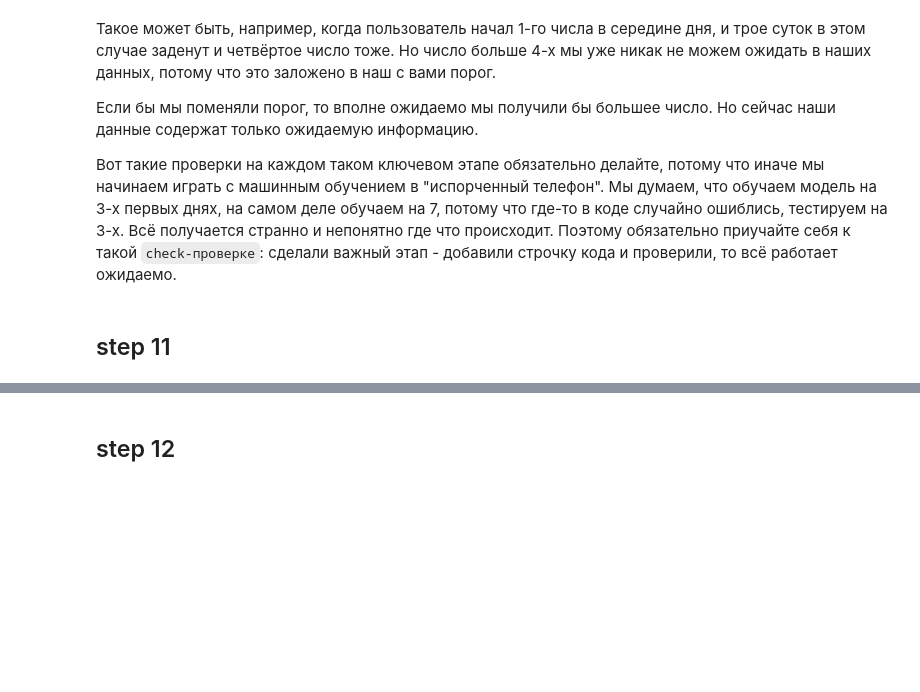
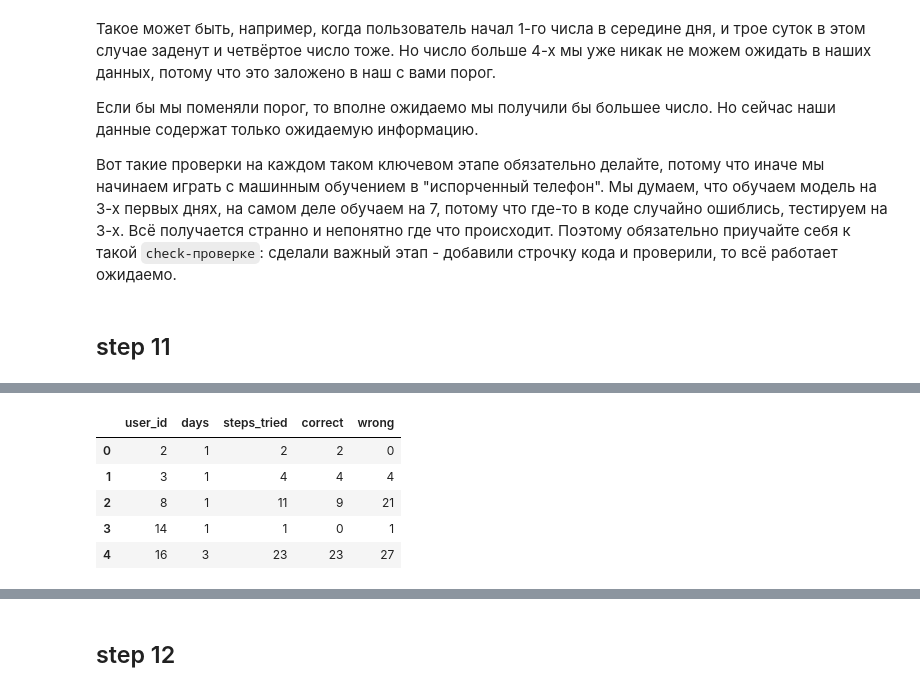
Before and after one commit to dgokondra/stepik_pandas_notebooks.github.io, a Jupyter notebook: 2.9.ipynb, the cells around one changed output, grey strips where cells are left out. Cells and saved outputs as stored; diff of their text form; code cells hidden in the pictures; blank space fills up the shorter version.

```diff
--- a/2.9.ipynb
+++ b/2.9.ipynb
@@ -401,0 +415,5 @@ events_data_train.groupby('user_id').day.nunique().max()
+# %%
+X = submissions_data_train.groupby('user_id').day.nunique(). \
+    to_frame().reset_index().rename(columns=({
+        'day': 'days'
+}))
@@ -401,0 +493,9 @@ events_data_train.groupby('user_id').day.nunique().max()
+# %%
+X.head()
+# %% [output]
+|  | user_id | days | steps_tried | correct | wrong |
+| 0 | 2 | 1 | 2 | 2 | 0 |
+| 1 | 3 | 1 | 4 | 4 | 4 |
+| 2 | 8 | 1 | 11 | 9 | 21 |
+| 3 | 14 | 1 | 1 | 0 | 1 |
+| 4 | 16 | 3 | 23 | 23 | 27 |
```
Also changed, not shown: parts of 18 cells of this notebook.
